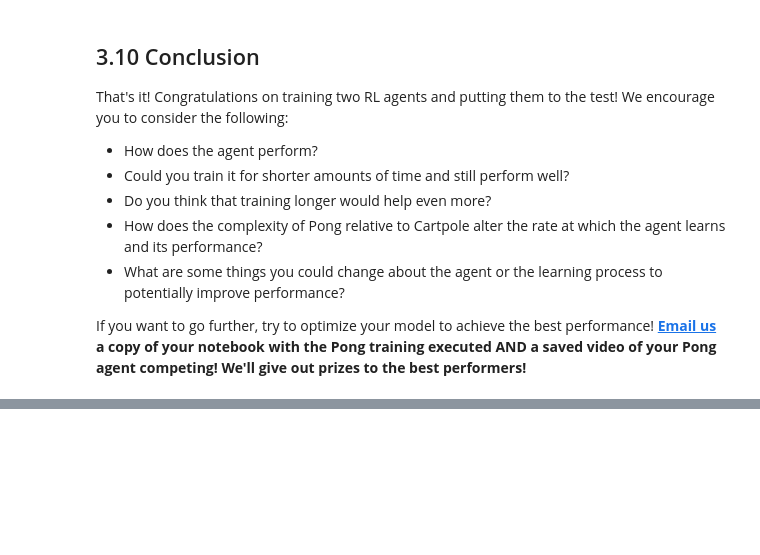
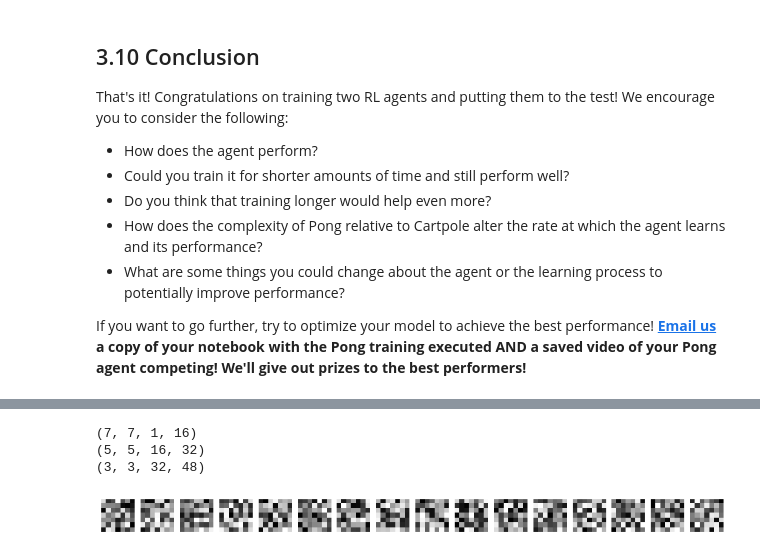
Before and after one commit to SilverViking/introtodeeplearning, a Jupyter notebook: lab3/RL.ipynb, the cells around one changed output, grey strips where cells are left out. Drawn from its saved outputs; the diff is of its cells as text; code cells hidden in the pictures; blank space fills up the shorter version.

```diff
--- a/lab3/RL.ipynb
+++ b/lab3/RL.ipynb
@@ -575,0 +625,3 @@ If you want to go further, try to optimize your model to achieve the best perfor
+# %%
+for layer in pong_model.layers:
+  print(layer.get_config())
@@ -575,0 +635,7 @@ If you want to go further, try to optimize your model to achieve the best perfor
+# %%
+for layer_name in ['conv1', 'conv2', 'conv3']:
+  print(pong_model.get_layer(layer_name).weights[0].shape)
+# %% [output]
+(7, 7, 1, 16)
+(5, 5, 16, 32)
+(3, 3, 32, 48)
@@ -575,0 +645,21 @@ If you want to go further, try to optimize your model to achieve the best perfor
+# %%
+import matplotlib.pyplot as plt
+
+def show_weights(weights):
+  # weights is a tensor of size [rows, cols, 1, output channels]
+  _, _, _, channels = weights.shape
+  fig, axes = plt.subplots(1, channels, figsize=(15, 15 * channels))
+
+  for i, ax in enumerate(axes.flat):
+      img = weights[:,:,:,i].squeeze()
+      ax.axis('off')
+      ax.imshow(img, cmap='gray')
+
+  # plt.savefig('lay1.png')  # FIXME: too small
+# %%
+for layer_name in ['conv1']: #, 'conv2', 'conv3']:
+  layer = pong_model.get_layer(layer_name)
+  weights = layer.get_weights()[0]  # 0 for the weights, 1 for the biases
+  show_weights(weights)
+# %% [output]
+[figure, added]
```
Also changed, not shown: parts of 15 cells of this notebook.
